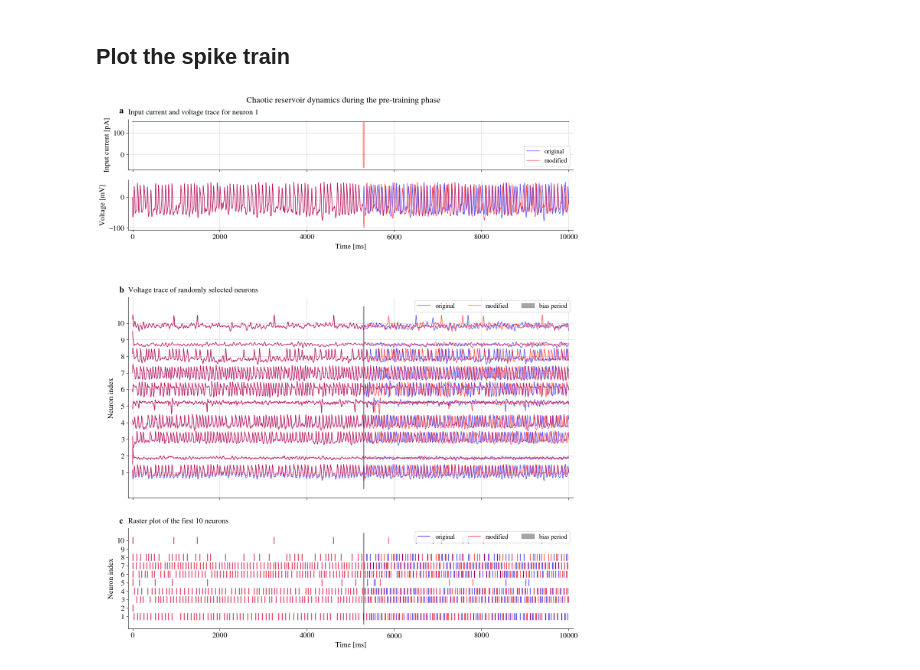
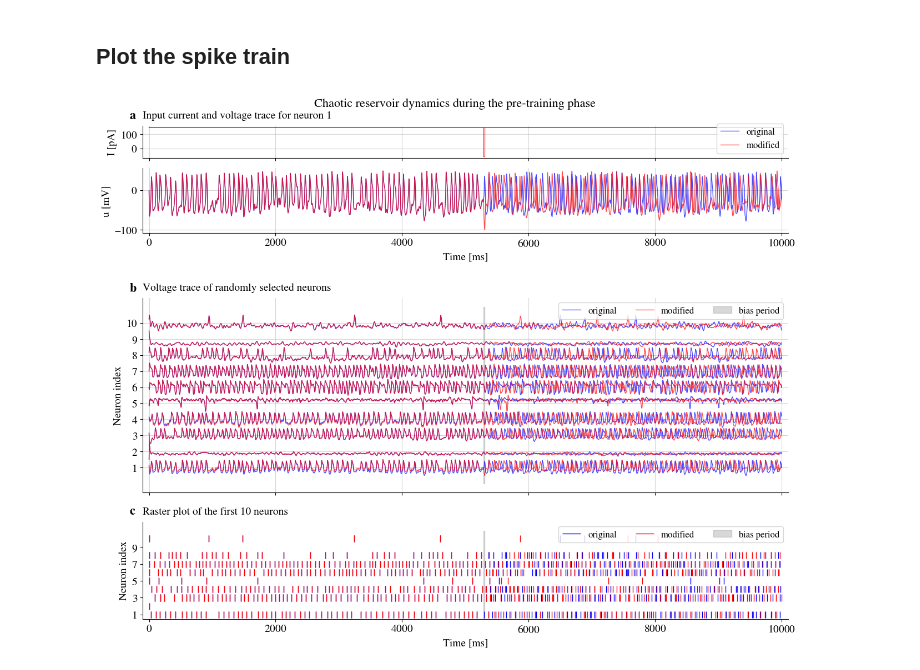
Before and after one commit to themahani/ml_force_research, a Jupyter notebook: morris_lecar/initial_chaos.ipynb, the cells around one changed output. Cells and saved outputs as stored; diff of their text form; code cells hidden in the pictures.

Commit message:
fix: change initial chaos figure size

```diff
--- a/morris_lecar/initial_chaos.ipynb
+++ b/morris_lecar/initial_chaos.ipynb
@@ -176,17 +180,17 @@ mpl.rcParams["legend.title_fontsize"] = 12
 # %%
 def plot_voltage_trace(voltage_trace_np:np.ndarray, v_trace_copy_np:np.ndarray, spikes_orig:list[list], spikes_modif:list[list],
                        rands:np.ndarray, spike_rands, t, figsize:tuple=(12, 8), line_alpha:float=1.0, step:int=1,
-                       save_dir:str="img", fname:str="initial_choas", extension:str="png") -> tuple[np.ndarray, np.ndarray]:
+                       save_dir:str="img", fname:str="initial_choas", extension:str="png") -> None:
     """
     Plot the initial dynamics in the reservoir.
     """
 
     fig = plt.figure(figsize=figsize)
-    fig.suptitle("Chaotic reservoir dynamics during the pre-training phase", y=1.01)
-    gspc = fig.add_gridspec(2, 1, height_ratios=[1, 3], hspace=0.1, wspace=0.1)
+    fig.suptitle("Chaotic reservoir dynamics during the pre-training phase", y=1.02)
+    gspc = fig.add_gridspec(2, 1, height_ratios=[1, 3], hspace=0.01, wspace=0.05)
     subfig1 = fig.add_subfigure(gspc[0, 0])
     # Create subplots
-    axes = subfig1.subplots(nrows=2, ncols=1, sharex=True)
+    axes = subfig1.subplots(nrows=2, ncols=1, sharex=True, gridspec_kw={"height_ratios": [1, 2]})
 
     bias_modif = np.zeros(shape=(voltage_trace_np.shape[0], ), dtype=float)
     bias_modif[:] = Ie
@@ -197,7 +201,7 @@ def plot_voltage_trace(voltage_trace_np:np.ndarray, v_trace_copy_np:np.ndarray,
     axes[0].plot(t, [Ie for _ in range(nt)], 'b-', lw=1, label="original", alpha=line_alpha)
     axes[0].plot(t, bias_modif, 'r-', lw=1, label="modified", alpha=line_alpha)
     axes[0].grid(alpha=.5)
-    axes[0].set_ylabel("Input current [pA]")
+    axes[0].set_ylabel("I [pA]")
     axes[0].legend(loc='lower right')
     # axes[0].set_xlabel("Time [ms]")
     # plot the voltage trace for neuron 0
@@ -205,7 +209,7 @@ def plot_voltage_trace(voltage_trace_np:np.ndarray, v_trace_copy_np:np.ndarray,
     axes[1].plot(t, v_trace_copy_np[:, 0], 'r-', lw=1, label="modified", alpha=line_alpha)
     axes[1].grid(alpha=.5)
     axes[1].set_xlabel("Time [ms]")
-    axes[1].set_ylabel("Voltage [mV]")
+    axes[1].set_ylabel("u [mV]")
     xmargin = 100
     axes[1].set_xlim([-xmargin, t[-1]+xmargin])
     # axes[1].legend(loc='upper left')
@@ -233,7 +237,7 @@ def plot_voltage_trace(voltage_trace_np:np.ndarray, v_trace_copy_np:np.ndarray,
     ax.set_ylabel("Neuron index")
     xmargin = 100
     ax.set_xlim([-xmargin, t[-1]+xmargin])
-    fill_line = ax.fill_betweenx(ax.get_ylim(), bias_start, bias_end, color='gray', alpha=0.7, label="bias period")
+    fill_line = ax.fill_betweenx(ax.get_ylim(), bias_start, bias_end, color='gray', alpha=0.3, label="bias period")
     ax.set_yticks([i+1 for i in range(len(rands))], labels=[str(i+1) for i in rands_sorted], minor=False)
     ax.set_title("Voltage trace of randomly selected neurons", loc='left', pad=10)
     ax.legend(loc='upper right', handles=[orig_line[0], modif_line[0], fill_line], ncols=3)
@@ -244,40 +248,41 @@ def plot_voltage_trace(voltage_trace_np:np.ndarray, v_trace_copy_np:np.ndarray,
         orig_line = ax_bottom.vlines(spikes_orig[num], i - 0.4, i + 0.4, color='b', lw=1, label="original")
         modif_line = ax_bottom.vlines(spikes_modif[num], i - 0.4, i + 0.4, color='r', lw=1, label="modified")
 
-    fill_line = ax_bottom.fill_betweenx(ax_bottom.get_ylim(), bias_start, bias_end, color='gray', alpha=0.7, label="bias period")
+    fill_line = ax_bottom.fill_betweenx(ax_bottom.get_ylim(), bias_start, bias_end, color='gray', alpha=0.3, label="bias period")
     ax_bottom.set_xlabel("Time [ms]")
     ax_bottom.set_ylabel("Neuron index")
     ax_bottom.set_xlim([-xmargin, t[-1]+xmargin])
-    ax_bottom.set_yticks([i for i in range(len(spike_rands_sorted))], labels=[str(i+1) for i in spike_rands_sorted], minor=False)
+    ax_bottom.set_yticks([i for i in range(len(spike_rands_sorted)) if i % 2 == 0], labels=[str(i+1) for i in spike_rands_sorted if i % 2 == 0], minor=False)
+    ax_bottom.set_ylim([-0.5, len(spike_rands_sorted)+1])
     ax_bottom.set_title(f"Raster plot of the first {len(spike_rands_sorted)} neurons", loc='left', pad=10)
     ax_bottom.legend(loc='upper right', handles=[orig_line, modif_line, fill_line], ncols=3)
 
-    axes[0].text(-0.02, 1.25, "a", transform=axes[0].transAxes, fontsize=16, fontweight='bold', va='top', ha='left')
-    ax.text(-0.02, 1.055, "b", transform=ax.transAxes, fontsize=16, fontweight='bold', va='top', ha='left')
-    ax_bottom.text(-0.02, 1.11, "c", transform=ax_bottom.transAxes, fontsize=16, fontweight='bold', va='top', ha='left')
+    axes[0].text(-0.02, 1.5, "a", transform=axes[0].transAxes, fontsize=16, fontweight='bold', va='top', ha='left')
+    ax.text(-0.02, 1.08, "b", transform=ax.transAxes, fontsize=16, fontweight='bold', va='top', ha='left')
+    ax_bottom.text(-0.02, 1.17, "c", transform=ax_bottom.transAxes, fontsize=16, fontweight='bold', va='top', ha='left')
 
     try:
-        fig.savefig(os.path.join(save_dir, fname + "." + extension), dpi=300, pad_inches=0.5)
+        fig.savefig(os.path.join(save_dir, fname + "." + extension), pad_inches=0.1, bbox_inches='tight')
     except FileNotFoundError:
         print(f"Creating directory {save_dir}...")
         os.makedirs(save_dir, exist_ok=True)
-        fig.savefig(os.path.join(save_dir, fname + "." + extension), dpi=300, pad_inches=0.5)
+        fig.savefig(os.path.join(save_dir, fname + "." + extension), dpi=300, pad_inches=0.1)
     plt.show(fig)
 # %%
 voltage_trace_np = v_trace.numpy()
 np.random.seed(seed+21)
 rands = np.random.randint(low=0, high=ml.N, size=10)
 spike_rands = np.arange(10)
 rands = np.arange(10)
 step = 10
 shift = 7
 plot_voltage_trace(
     voltage_trace_np, v_trace_copy.numpy(), spikes_original, spikes_modified,
-    rands, spike_rands, t, figsize=(15, 15), line_alpha=0.7,
+    rands, spike_rands, t, figsize=(15, 10), line_alpha=0.7,
     step=step, save_dir=save_dir, extension="pdf", fname="initial_chaos_voltage_trace"
     )
 # %% [output]
-[figure, old version]
+[figure, new version]
 # %%
 figure = plt.figure(figsize=(12, 5), layout='tight')
 figure.add_subplot(1, 1, 1)
```
Also changed, not shown: parts of 2 cells of this notebook, 1 other file.
